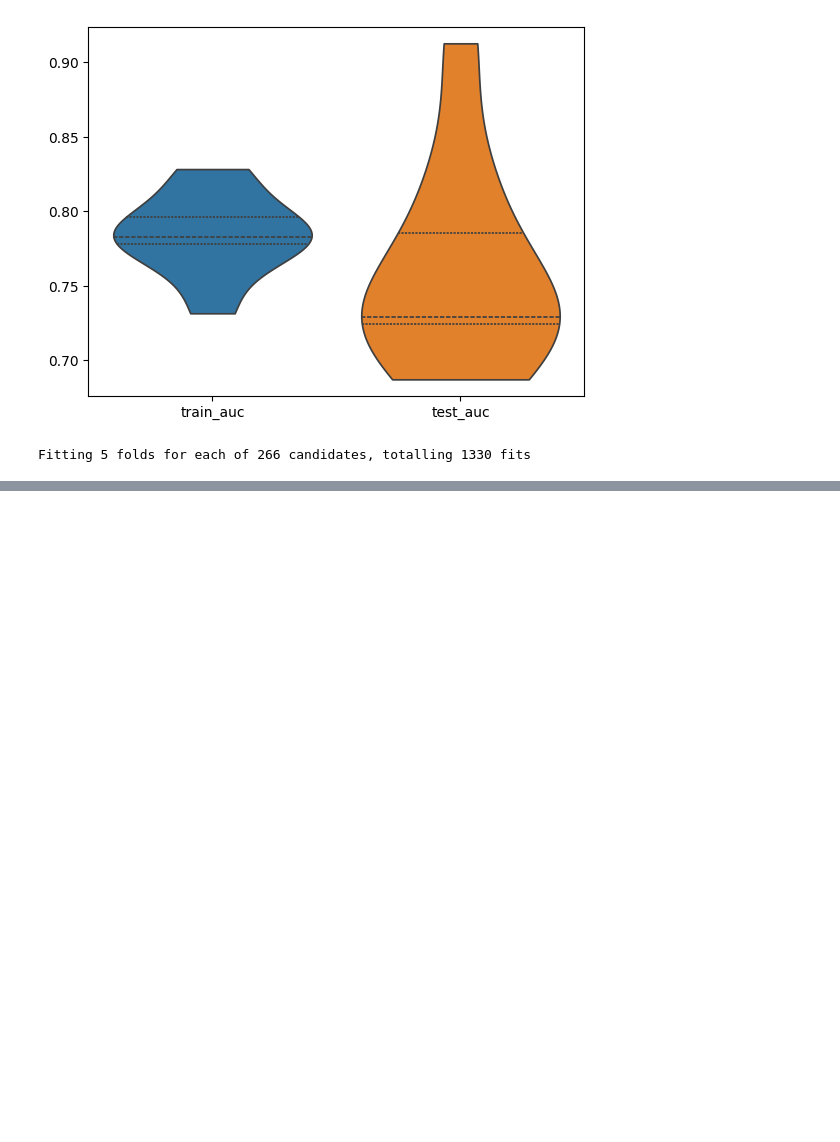
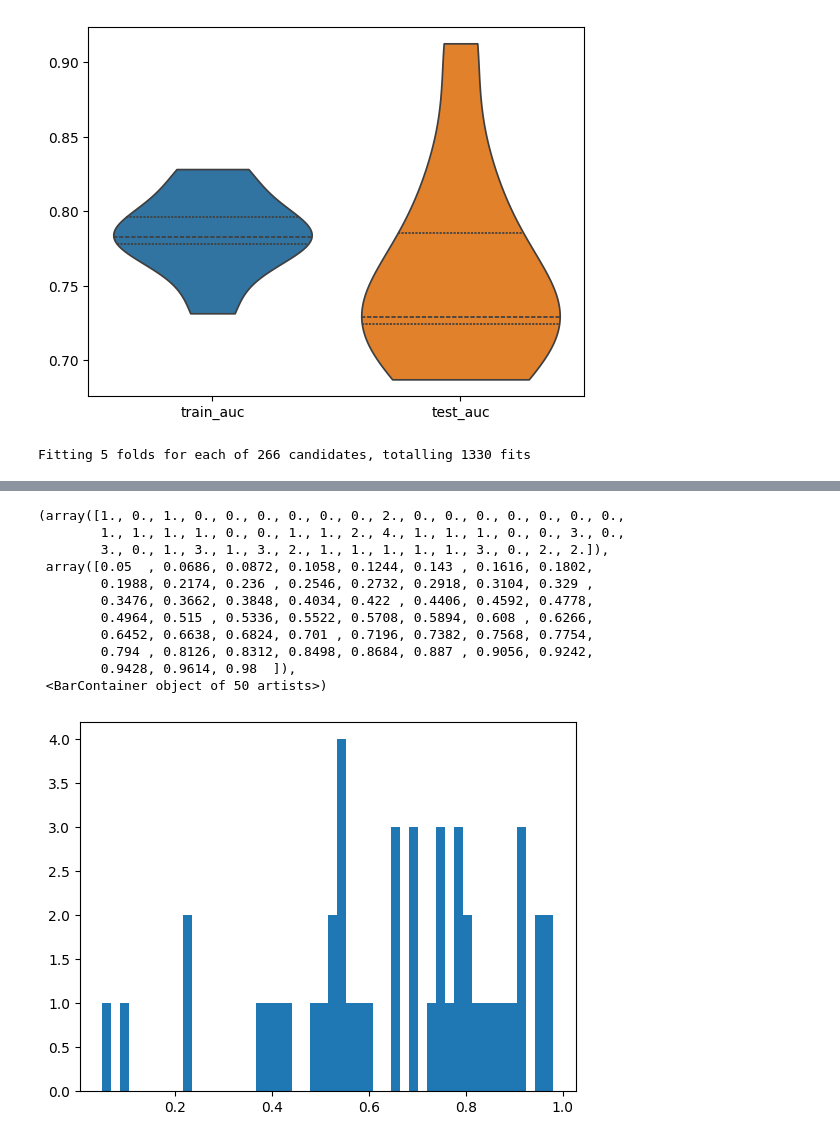
Before and after one commit to MaciejPiernik/ibd, a Jupyter notebook: ibd/notebooks/experiment_playground.ipynb, the cells around one changed output, grey strips where cells are left out. Cells and saved outputs as stored; diff of their text form; code cells hidden in the pictures; blank space fills up the shorter version.

```diff
--- a/ibd/notebooks/experiment_playground.ipynb
+++ b/ibd/notebooks/experiment_playground.ipynb
@@ -523,0 +476,18 @@ plt.show()
+# %%
+y_ctrl_prob = model.best_estimator_.predict_proba(X_ctrl)
+# %%
+# plot the predicted response probabilities
+plt.hist(y_ctrl_prob[:, 1], bins=50);
+# %% [output]
+(array([1., 0., 1., 0., 0., 0., 0., 0., 0., 2., 0., 0., 0., 0., 0., 0., 0.,
+        1., 1., 1., 1., 0., 0., 1., 1., 2., 4., 1., 1., 1., 0., 0., 3., 0.,
+        3., 0., 1., 3., 1., 3., 2., 1., 1., 1., 1., 1., 3., 0., 2., 2.]),
+ array([0.05  , 0.0686, 0.0872, 0.1058, 0.1244, 0.143 , 0.1616, 0.1802,
+        0.1988, 0.2174, 0.236 , 0.2546, 0.2732, 0.2918, 0.3104, 0.329 ,
+        0.3476, 0.3662, 0.3848, 0.4034, 0.422 , 0.4406, 0.4592, 0.4778,
+        0.4964, 0.515 , 0.5336, 0.5522, 0.5708, 0.5894, 0.608 , 0.6266,
+        0.6452, 0.6638, 0.6824, 0.701 , 0.7196, 0.7382, 0.7568, 0.7754,
+        0.794 , 0.8126, 0.8312, 0.8498, 0.8684, 0.887 , 0.9056, 0.9242,
+        0.9428, 0.9614, 0.98  ]),
+ <BarContainer object of 50 artists>)
+[figure, added]
```
Also changed, not shown: parts of 20 cells of this notebook, 2 other files.
